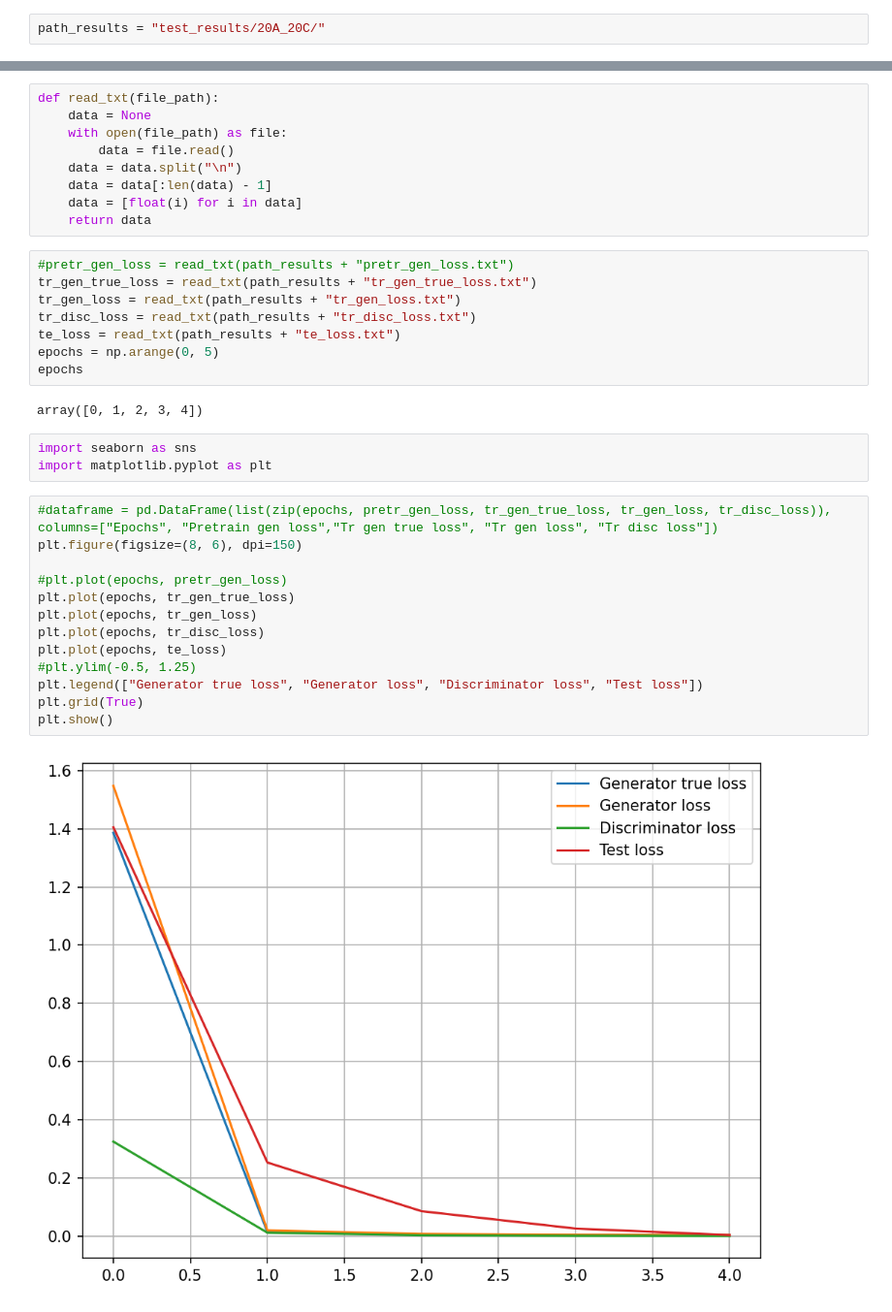
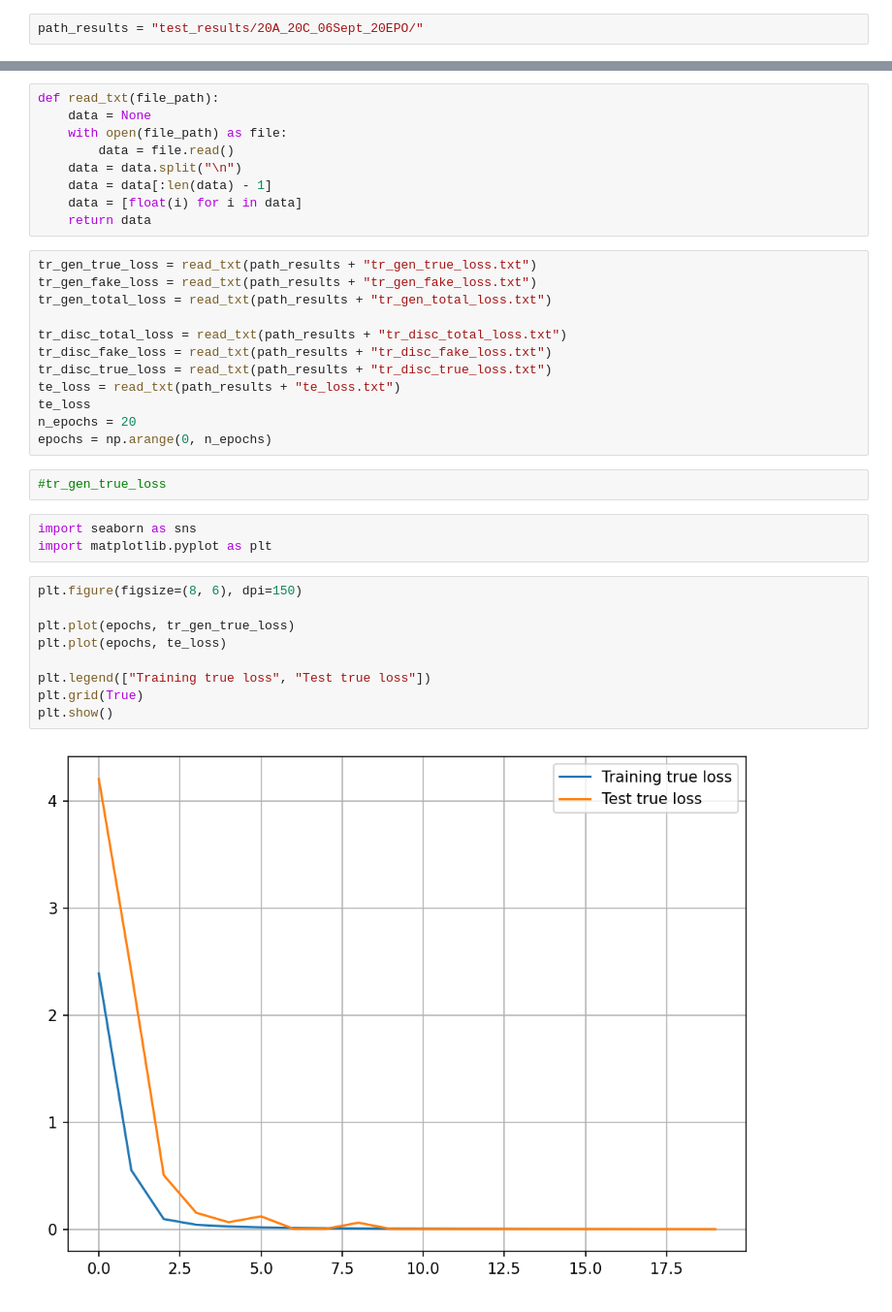
Before and after one commit to anuprulez/clade_prediction, a Jupyter notebook: analyse_results.ipynb, the cells around one changed output, grey strips where cells are left out. Shown at 97% size. Cells and saved outputs as stored; diff of their text form.

```diff
--- a/analyse_results.ipynb
+++ b/analyse_results.ipynb
@@ -9,5 +6,5 @@ import json
 # %%
-path_results = "test_results/20A_20C/"
+path_results = "test_results/20A_20C_06Sept_20EPO/"
 # %%
 def read_json(file_path):
     with open(file_path) as file:
@@ -26,31 +67,31 @@ def read_txt(file_path):
     data = [float(i) for i in data]
     return data
 # %%
-#pretr_gen_loss = read_txt(path_results + "pretr_gen_loss.txt")
 tr_gen_true_loss = read_txt(path_results + "tr_gen_true_loss.txt")
-tr_gen_loss = read_txt(path_results + "tr_gen_loss.txt")
-tr_disc_loss = read_txt(path_results + "tr_disc_loss.txt")
+tr_gen_fake_loss = read_txt(path_results + "tr_gen_fake_loss.txt")
+tr_gen_total_loss = read_txt(path_results + "tr_gen_total_loss.txt")
+
+tr_disc_total_loss = read_txt(path_results + "tr_disc_total_loss.txt")
+tr_disc_fake_loss = read_txt(path_results + "tr_disc_fake_loss.txt")
+tr_disc_true_loss = read_txt(path_results + "tr_disc_true_loss.txt")
 te_loss = read_txt(path_results + "te_loss.txt")
-epochs = np.arange(0, 5)
-epochs
+te_loss
+n_epochs = 20
+epochs = np.arange(0, n_epochs)
-# %% [output]
-array([0, 1, 2, 3, 4])
+# %%
+#tr_gen_true_loss
 # %%
 import seaborn as sns
 import matplotlib.pyplot as plt
 # %%
-#dataframe = pd.DataFrame(list(zip(epochs, pretr_gen_loss, tr_gen_true_loss, tr_gen_loss, tr_disc_loss)), columns=["Epochs", "Pretrain gen loss","Tr gen true loss", "Tr gen loss", "Tr disc loss"])
 plt.figure(figsize=(8, 6), dpi=150)
 
-#plt.plot(epochs, pretr_gen_loss)
 plt.plot(epochs, tr_gen_true_loss)
-plt.plot(epochs, tr_gen_loss)
-plt.plot(epochs, tr_disc_loss)
 plt.plot(epochs, te_loss)
-#plt.ylim(-0.5, 1.25)
-plt.legend(["Generator true loss", "Generator loss", "Discriminator loss", "Test loss"])
+
+plt.legend(["Training true loss", "Test true loss"])
 plt.grid(True)
 plt.show()
 # %% [output]
-[figure, old version]
+[figure, new version]
 # %%
```
Also changed, not shown: parts of 24 cells of this notebook.
